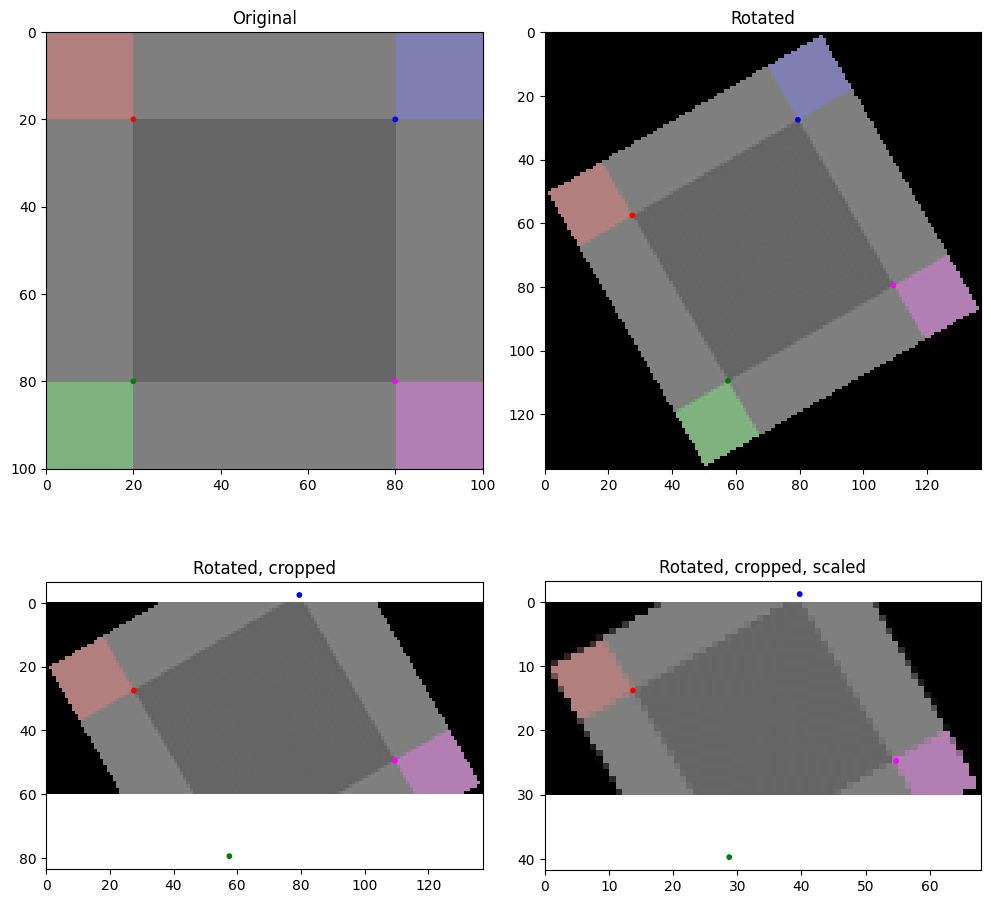
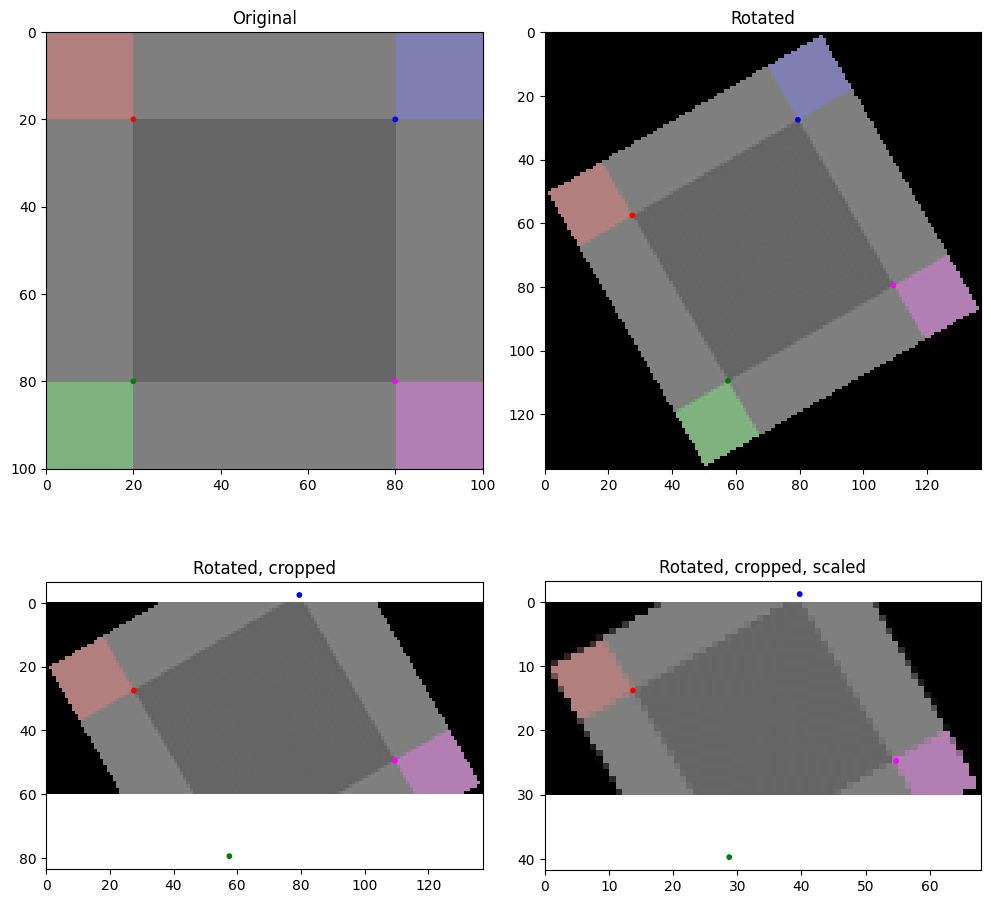
Unified diff of the notebook cell whose output changed from the first chart to the second:
--- before
+++ after
@@ -19,17 +19,17 @@
 
 fig, ax = plt.subplots(2, 2, figsize=(10, 10))
-ax[0, 0].imshow(img1.image, cmap='gray', extent=(0, img1.spatial_shape[1], img1.spatial_shape[0], 0))
+ax[0, 0].imshow(img1.image, extent=(0, img1.spatial_shape[1], img1.spatial_shape[0], 0))
 ax[0, 0].scatter(pts1[:, 1], pts1[:, 0], color=('red', 'green', 'blue', 'magenta'), s=10)
 ax[0, 0].set_title('Original')
 
-ax[0, 1].imshow(img2.image, cmap='gray', extent=(0, img2.spatial_shape[1], img2.spatial_shape[0], 0))
+ax[0, 1].imshow(img2.image, extent=(0, img2.spatial_shape[1], img2.spatial_shape[0], 0))
 ax[0, 1].scatter(pts2[:, 1], pts2[:, 0], color=('red', 'green', 'blue', 'magenta'), s=10)
 ax[0, 1].set_title('Rotated')
 
-ax[1, 0].imshow(img3.image, cmap='gray', extent=(0, img3.spatial_shape[1], img3.spatial_shape[0], 0))
+ax[1, 0].imshow(img3.image, extent=(0, img3.spatial_shape[1], img3.spatial_shape[0], 0))
 ax[1, 0].scatter(pts3[:, 1], pts3[:, 0], color=('red', 'green', 'blue', 'magenta'), s=10)
 ax[1, 0].set_title('Rotated, cropped')
 
-ax[1, 1].imshow(img4.image, cmap='gray', extent=(0, img4.spatial_shape[1], img4.spatial_shape[0], 0))
+ax[1, 1].imshow(img4.image, extent=(0, img4.spatial_shape[1], img4.spatial_shape[0], 0))
 ax[1, 1].scatter(pts4[:, 1], pts4[:, 0], color=('red', 'green', 'blue', 'magenta'), s=10)
 ax[1, 1].set_title('Rotated, cropped, scaled')

Commit: add Image.resample + tests, notebook update